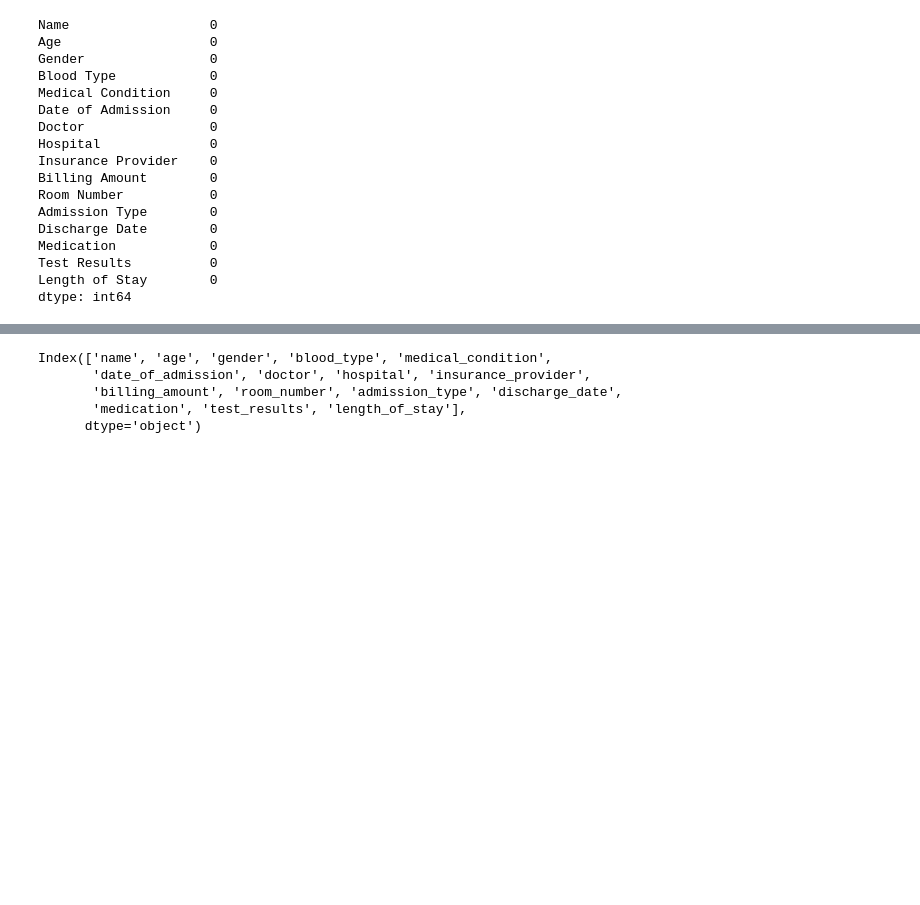
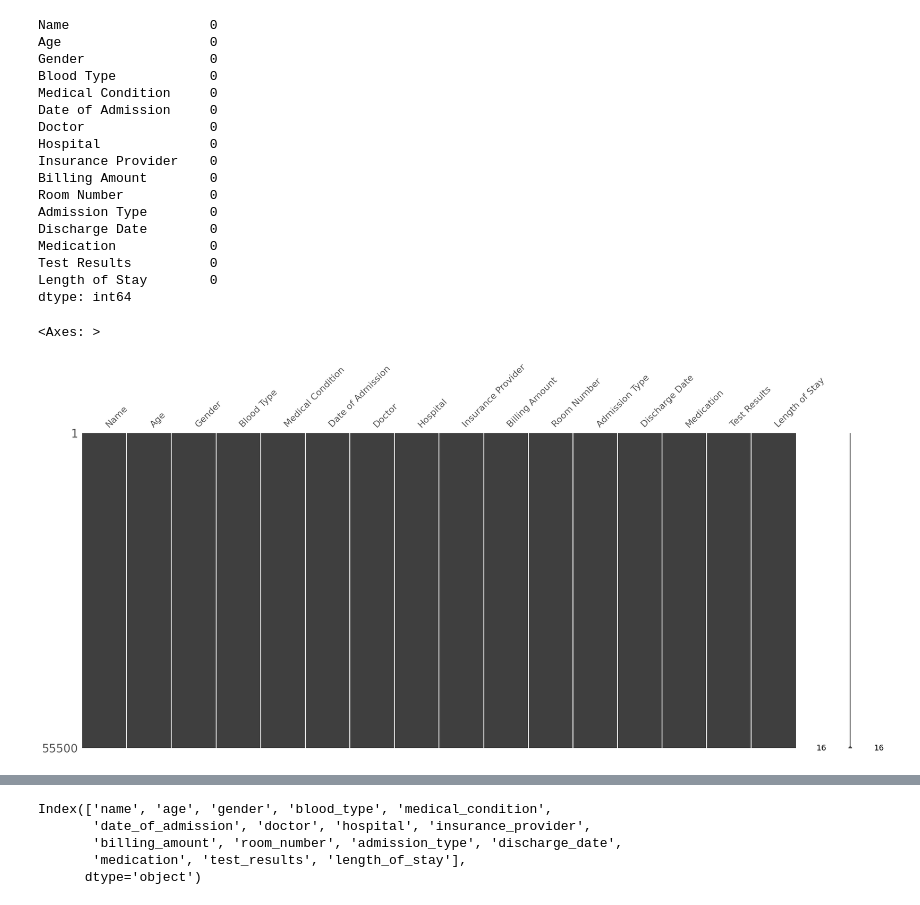
Before and after one commit to pypandalb/Healthcare-Data-Trends, a Jupyter notebook: healthcare-dataset-eda.ipynb, the cells around one changed output, grey strips where cells are left out. Saved outputs shown, nothing was run; the diff lists cells and outputs as text; code cells hidden in the pictures; blank space fills up the shorter version.

Commit message:
Kaggle Notebook | Healthcare Dataset | Visual EDA 🩺  | Version 15

```diff
--- a/healthcare-dataset-eda.ipynb
+++ b/healthcare-dataset-eda.ipynb
@@ -136,3 +254,8 @@ Medication            0
 Test Results          0
 Length of Stay        0
 dtype: int64
+# %%
+msno.matrix(df)
+# %% [output]
+<Axes: >
+[figure, added]
```
Also changed, not shown: parts of 79 cells of this notebook.
